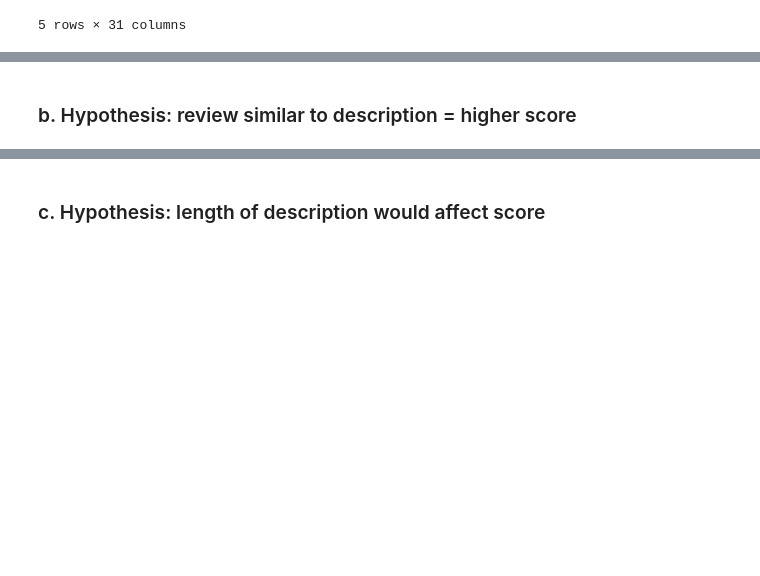
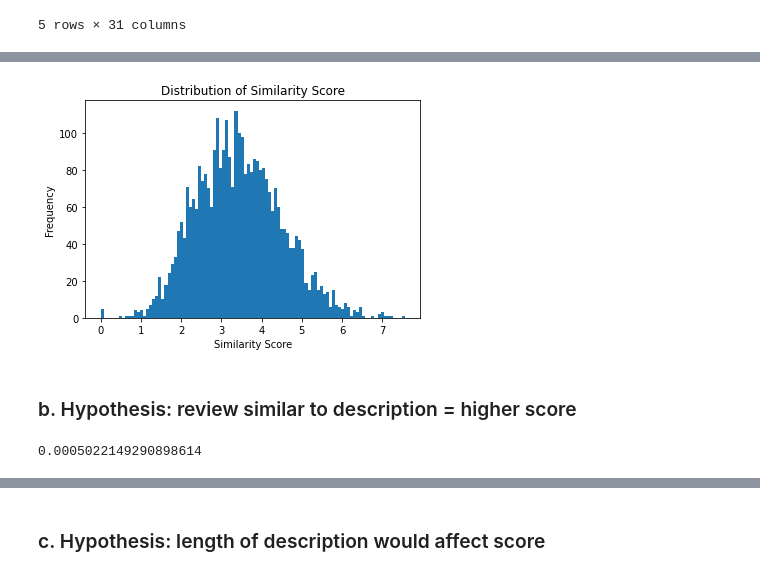
Before and after one commit to happysoymilk/beer_data_analysis, a Jupyter notebook: aml-fcp.ipynb, the cells around one changed output, grey strips where cells are left out. Drawn from its saved outputs; the diff is of its cells as text; code cells hidden in the pictures; blank space fills up the shorter version.

```diff
--- a/aml-fcp.ipynb
+++ b/aml-fcp.ipynb
@@ -514,0 +513,11 @@ The higher the similarity, the more similar the business description and custome
+# %%
+# scale the customer reviews by row to the range of 0 to 1
+from sklearn.preprocessing import MinMaxScaler
+scaler = MinMaxScaler()
+data_customer = data_nlp[['Astringency_customer','Body_customer','Alcohol_customer',
+'Bitter_customer','Sweet_customer','Sour_customer','Salty_customer','Fruits_customer',
+'Hoppy_customer','Spices_customer','Malty_customer']]
+data_customer = pd.DataFrame((scaler.fit_transform(data_customer.T)).T,columns=data_customer.columns)
+# rename the columns
+data_customer.columns = ['Astringency_scaled','Body_scaled','Alcohol_scaled','Bitter_scaled','Sweet_scaled','Sour_scaled','Salty_scaled','Fruits_scaled','Hoppy_scaled','Spices_scaled','Malty_scaled']
+data_customer
@@ -514,0 +538,8 @@ The higher the similarity, the more similar the business description and custome
+# %%
+# combine the dataframe with the customer reviews
+data_nlp = pd.concat([data_nlp,data_customer],axis=1)
+# drop the columns with the customer reviews
+data_nlp = data_nlp.drop(['Astringency_customer','Body_customer','Alcohol_customer',
+'Bitter_customer','Sweet_customer','Sour_customer','Salty_customer','Fruits_customer',
+'Hoppy_customer','Spices_customer','Malty_customer'],axis=1)
+data_nlp.head()
@@ -514,0 +554,4 @@ The higher the similarity, the more similar the business description and custome
+# %%
+# drop the columns with the business description, ABV and IBU
+data_simi= data_nlp.drop(['Unnamed: 0','Description','ABV','Min IBU','Max IBU'],axis=1)
+data_simi.head()
@@ -514,0 +566,13 @@ The higher the similarity, the more similar the business description and custome
+# %%
+# calculate the similarity score
+data_simi['similarity_score'] = 0
+temp = 0
+for i in range(len(data_nlp)):
+    sum = 0
+    for j in range(4,15):
+        temp = data_simi.iloc[i,j] - data_simi.iloc[i,j+11]
+        temp=abs(temp)
+        sum +=temp
+    data_simi['similarity_score'][i] = sum
+
+data_simi.head()
@@ -515,2 +591,25 @@ The higher the similarity, the more similar the business description and custome
+# %%
+# plot the distribution of similarity score
+import matplotlib.pyplot as plt
+plt.hist(data_simi['similarity_score'], bins=100)
+plt.xlabel('Similarity Score')
+plt.ylabel('Frequency')
+plt.title('Distribution of Similarity Score')
+plt.show()
+# %% [output]
+[figure, added]
 # %% [markdown]
 ### b. Hypothesis: review similar to description = higher score
+# %%
+'''
+Hypothesis: if the description is similar to customer review, the higher the rating
+'''
+
+# linear regression for the similarity score and rating
+from sklearn.linear_model import LinearRegression
+X = data_simi[['similarity_score']]
+y = data_simi['Ave Rating']
+reg = LinearRegression().fit(X, y)
+reg.score(X, y)
+# %% [output]
+0.0005022149290898614
```
Also changed, not shown: parts of 16 cells of this notebook.
